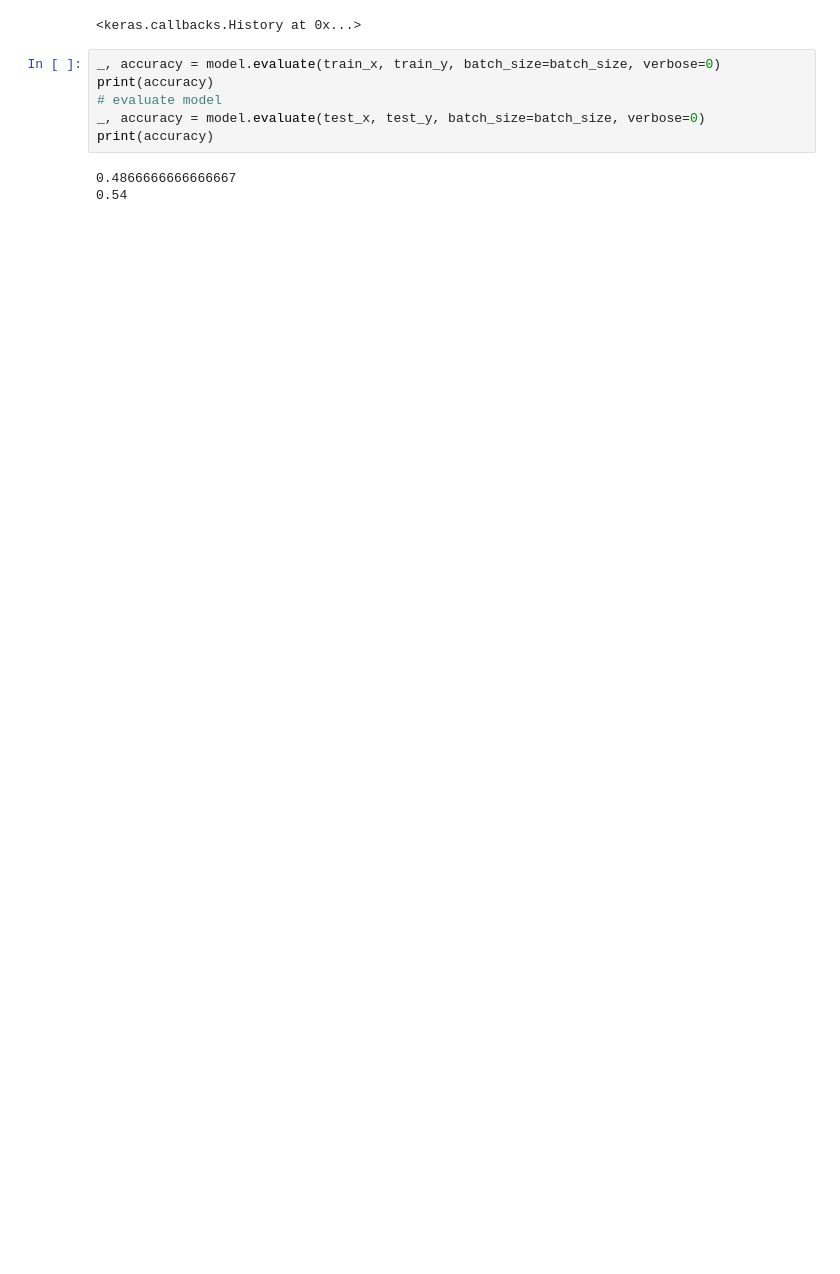
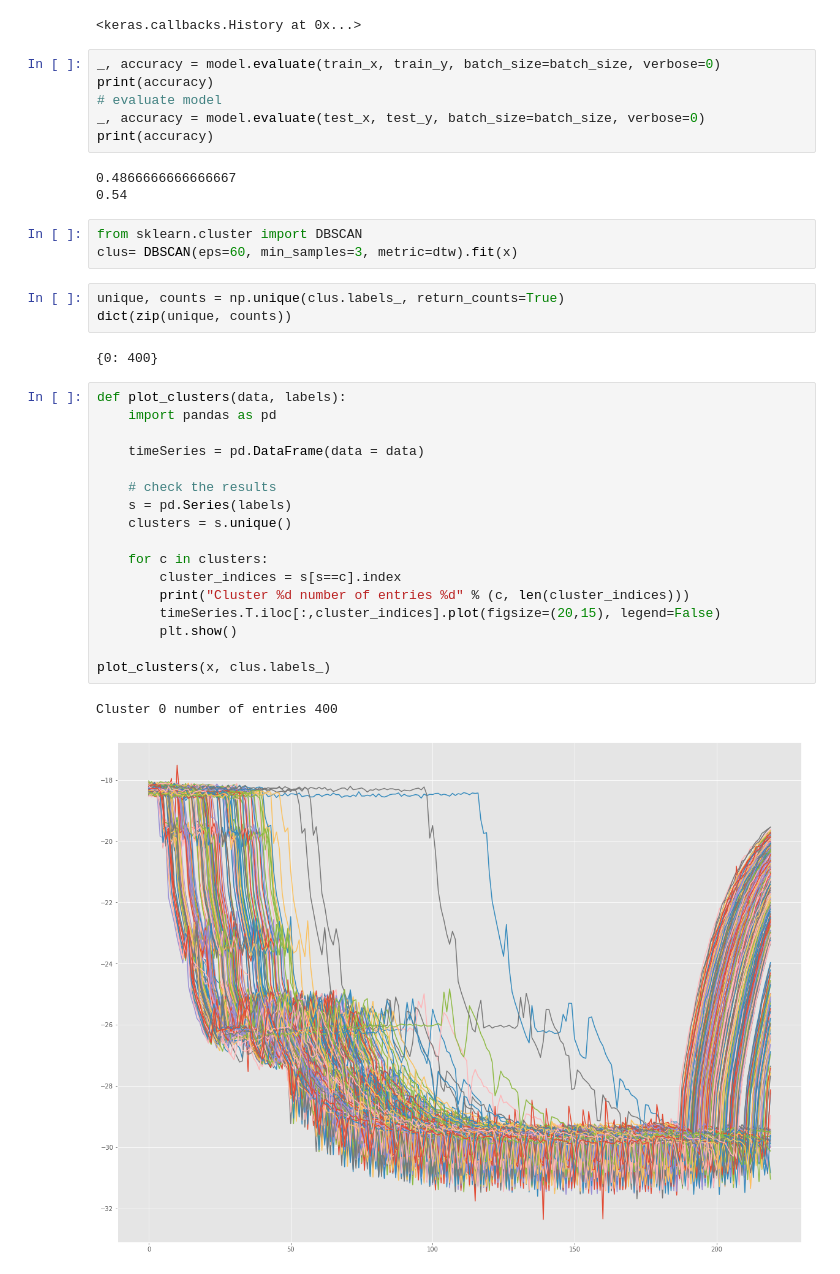
Before and after one commit to johnnyd710/fuzzer, a Jupyter notebook: fuzzer/New-signals.ipynb, the cells around one changed output. Drawn from its saved outputs; the diff is of its cells as text; blank space fills up the shorter version.

```diff
--- a/fuzzer/New-signals.ipynb
+++ b/fuzzer/New-signals.ipynb
@@ -212,3 +237,31 @@ print(accuracy)
 # %% [output]
 0.4866666666666667
 0.54
+# %%
+from sklearn.cluster import DBSCAN
+clus= DBSCAN(eps=60, min_samples=3, metric=dtw).fit(x)
+# %%
+unique, counts = np.unique(clus.labels_, return_counts=True)
+dict(zip(unique, counts))
+# %% [output]
+{0: 400}
+# %%
+def plot_clusters(data, labels):
+    import pandas as pd
+
+    timeSeries = pd.DataFrame(data = data)
+
+    # check the results
+    s = pd.Series(labels)
+    clusters = s.unique()
+
+    for c in clusters:
+        cluster_indices = s[s==c].index
+        print("Cluster %d number of entries %d" % (c, len(cluster_indices)))
+        timeSeries.T.iloc[:,cluster_indices].plot(figsize=(20,15), legend=False)
+        plt.show()
+
+plot_clusters(x, clus.labels_)
+# %% [output]
+Cluster 0 number of entries 400
+[figure, added]
```
Also changed, not shown: parts of 8 cells of this notebook, 10 other files.
